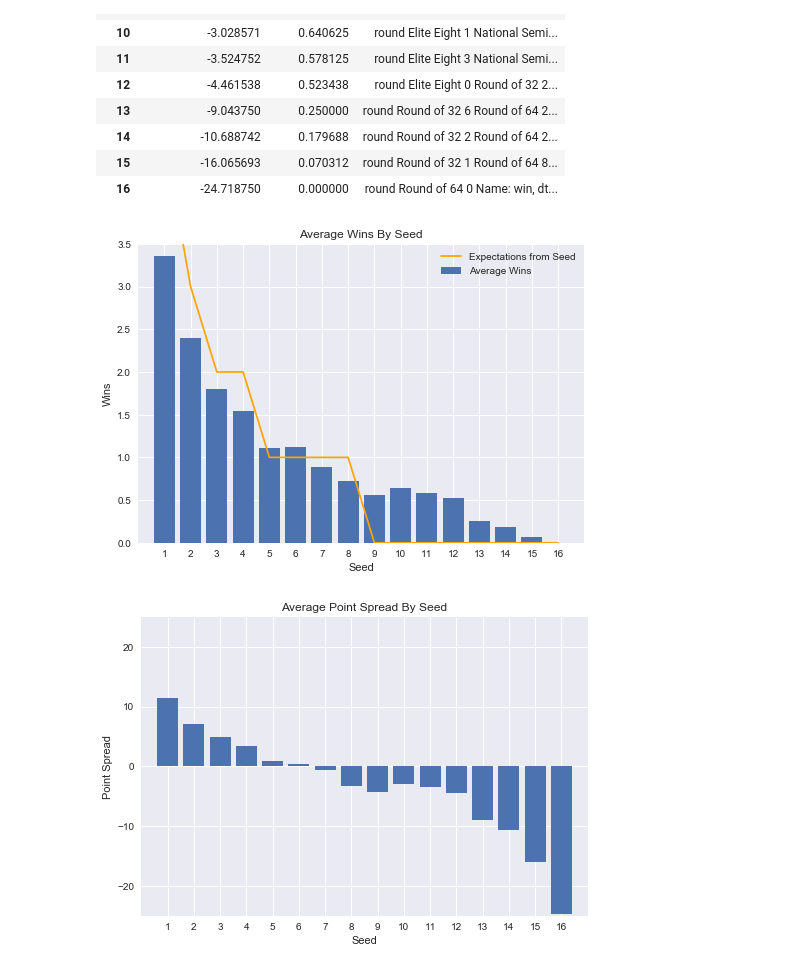
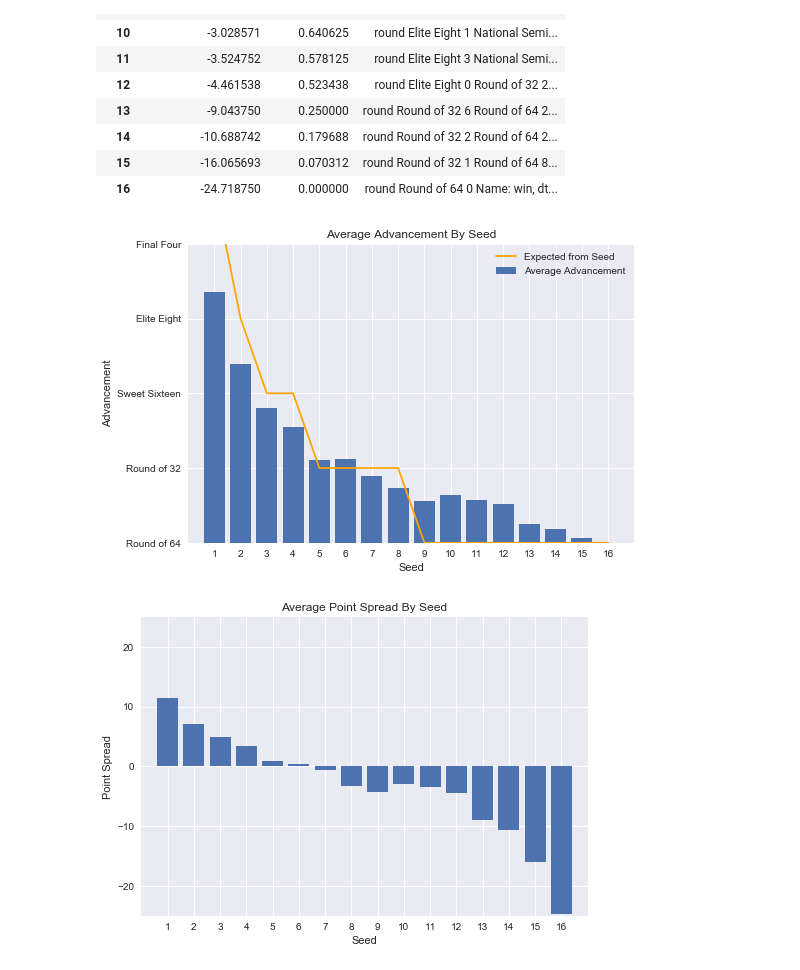
Before and after one commit to mmclaughlin87/march-madness-historical-perfomance, a Jupyter notebook: summary_of_seeds.ipynb, the cells around one changed output. Cells and saved outputs as stored; diff of their text form; code cells hidden in the pictures.

Commit message:
updating plots for summary of seeds

```diff
--- a/summary_of_seeds.ipynb
+++ b/summary_of_seeds.ipynb
@@ -88,23 +88,25 @@ seed_summaries
 | 15 | -16.065693 | 0.070312 | round Round of 32 1 Round of 64 8... |
 | 16 | -24.718750 | 0.000000 | round Round of 64 0 Name: win, dt... |
 # %%
+# plot average wins by seed
 plt.bar(seed_summaries.index, seed_summaries["Average Wins"])
 tick_locations = seed_summaries.index
-plt.title("Average Wins By Seed")
-plt.ylabel("Wins")
+plt.title("Average Advancement By Seed")
+plt.ylabel("Advancement")
 plt.xlabel("Seed")
 plt.xticks(tick_locations, seed_summaries.index)
-plt.ylim(0,3.5)
+yticks = ["Round of 64","Round of 32","Sweet Sixteen","Elite Eight","Final Four"]
+plt.yticks(range(5),yticks)
+plt.ylim(0,4)
 plt.xlim(0,17)
 
 seed_expectations = [4.75,3,2,2,1,1,1,1,0,0,0,0,0,0,0,0]
 plt.plot(tick_locations, seed_expectations, c="orange")
 
-plt.legend(["Expectations from Seed","Average Wins"])
-
+plt.legend(["Expected from Seed","Average Advancement"])
 plt.show()
 # %% [output]
-[figure, old version]
+[figure, new version]
 # %%
 plt.bar(seed_summaries.index, seed_summaries["Average Point Spread"])
 tick_locations = seed_summaries.index
```
Also changed, not shown: parts of 5 cells of this notebook.
